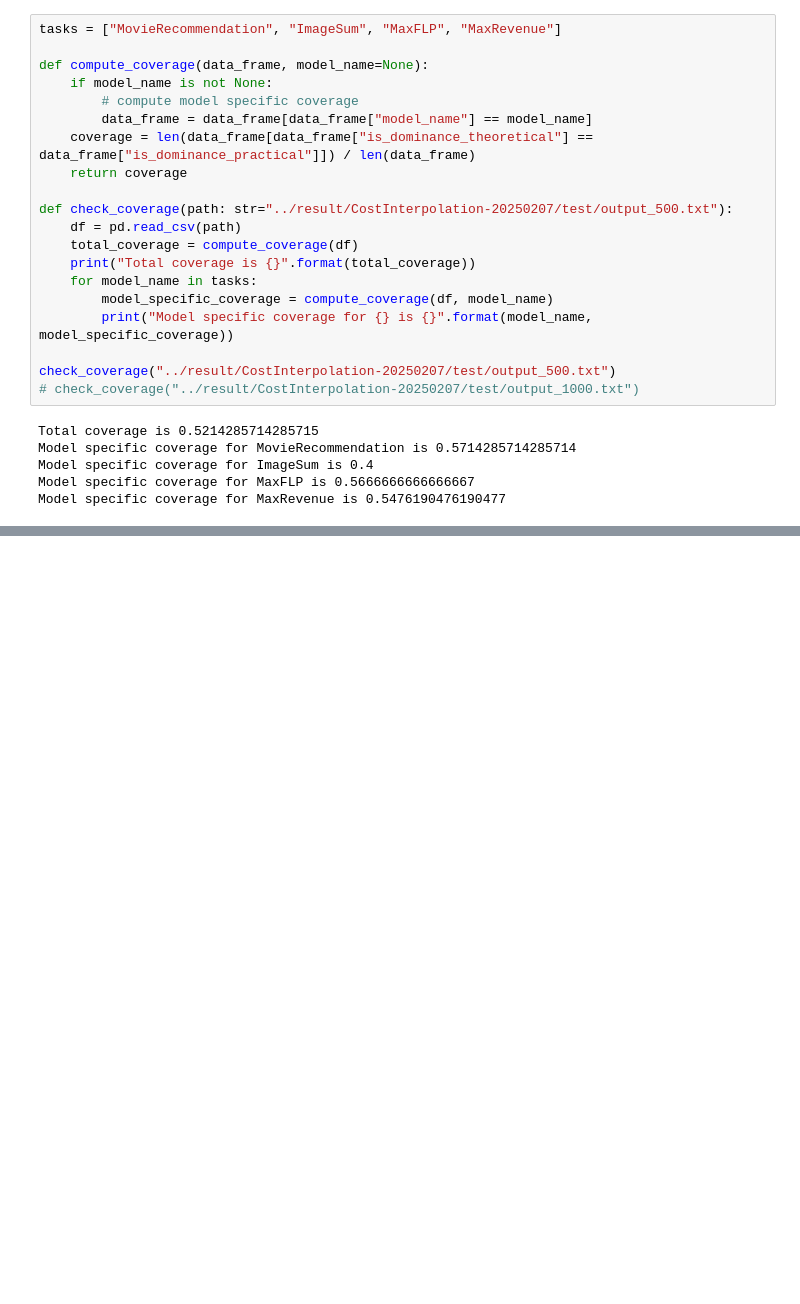
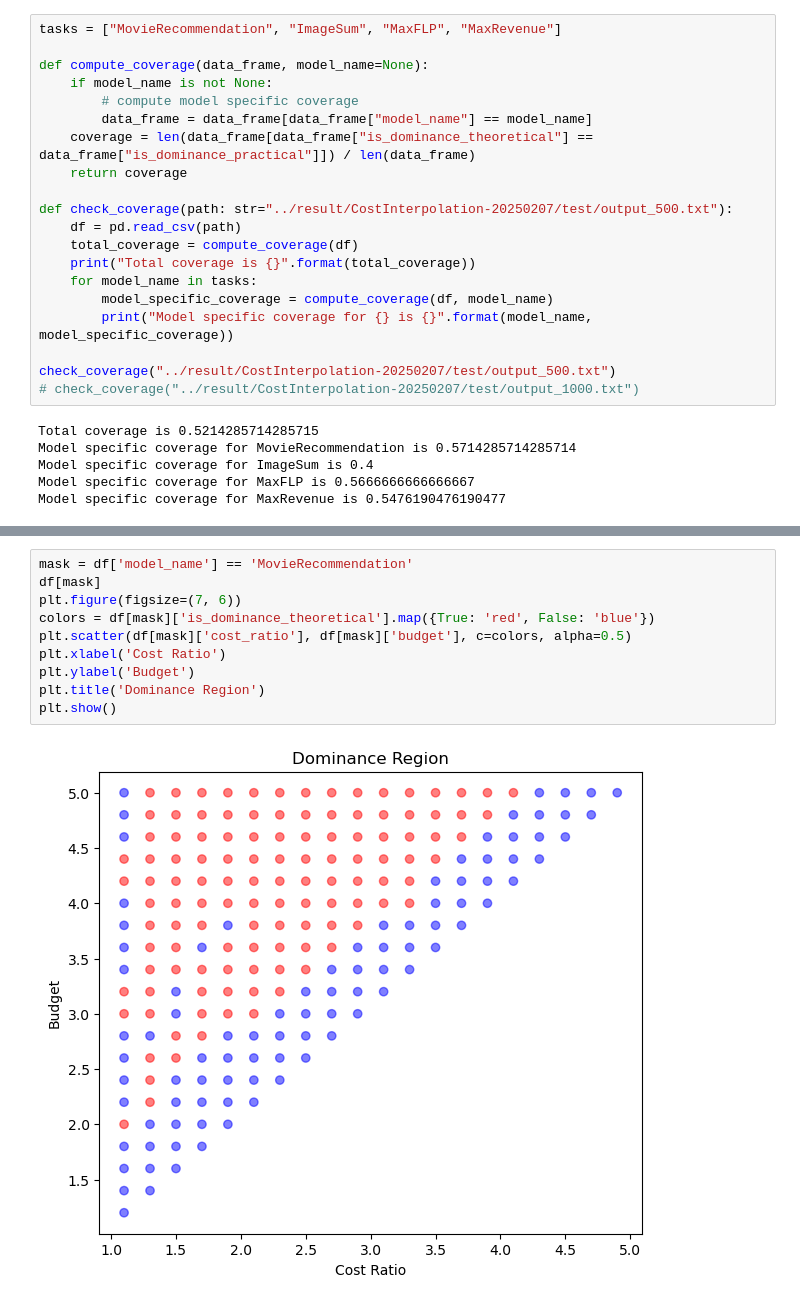
Before and after one commit to tongch8819/SubOptKnapsack, a Jupyter notebook: notebooks/cost_ratio_interpolation_plot.ipynb, the cells around one changed output, grey strips where cells are left out. Saved outputs shown, nothing was run; the diff lists cells and outputs as text; blank space fills up the shorter version.

```diff
--- a/notebooks/cost_ratio_interpolation_plot.ipynb
+++ b/notebooks/cost_ratio_interpolation_plot.ipynb
@@ -110,0 +116,12 @@ plt.show()
+# %%
+mask = df['model_name'] == 'MovieRecommendation'
+df[mask]
+plt.figure(figsize=(7, 6))
+colors = df[mask]['is_dominance_theoretical'].map({True: 'red', False: 'blue'})
+plt.scatter(df[mask]['cost_ratio'], df[mask]['budget'], c=colors, alpha=0.5)
+plt.xlabel('Cost Ratio')
+plt.ylabel('Budget')
+plt.title('Dominance Region')
+plt.show()
+# %% [output]
+[figure, added]
```
Also changed, not shown: parts of 3 cells of this notebook, 1 other file.
